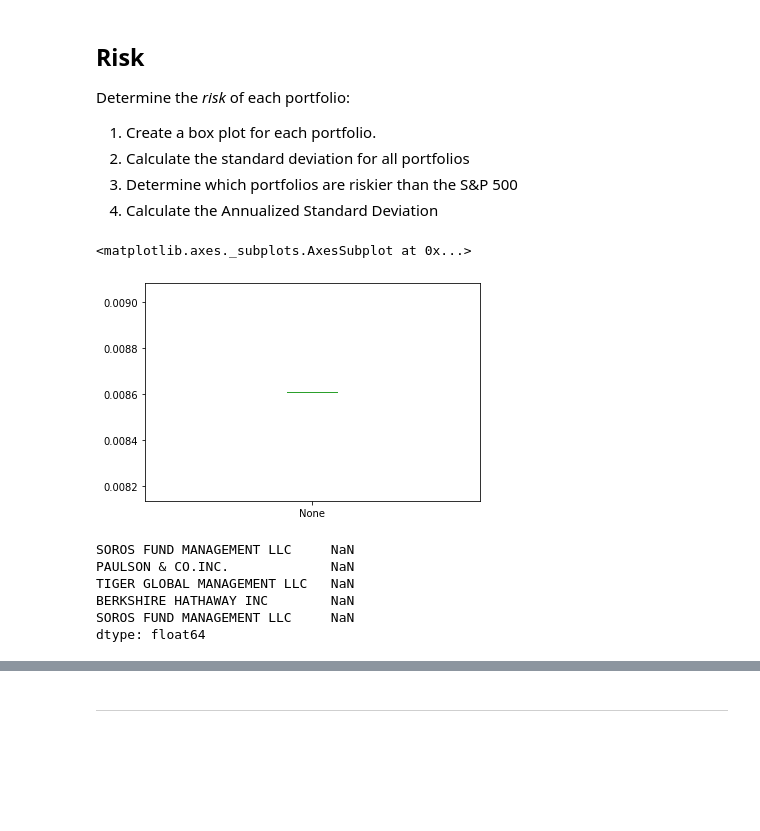
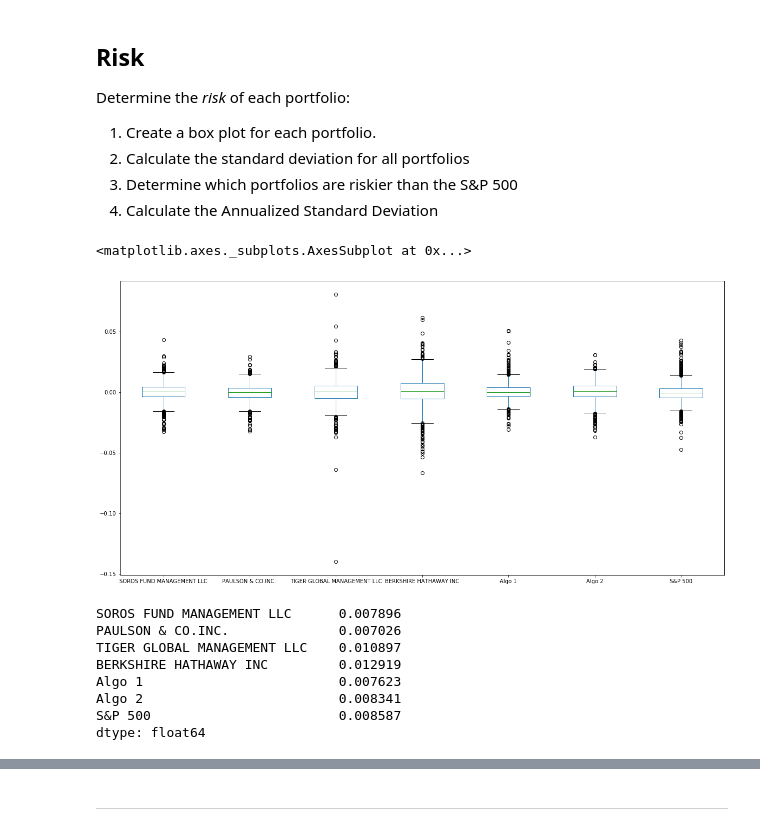
Before and after one commit to gesmith0606/Python-Pandas_Homework, a Jupyter notebook: Python-Pandas_Homework-master/whale_analysis.ipynb, the cells around one changed output, grey strips where cells are left out. Drawn from its saved outputs; the diff is of its cells as text; code cells hidden in the pictures; blank space fills up the shorter version.

```diff
--- a/Python-Pandas_Homework-master/whale_analysis.ipynb
+++ b/Python-Pandas_Homework-master/whale_analysis.ipynb
@@ -81,6 +81,6 @@ Algo 2    0.483481
 dtype: float64
 # %%
 # Drop nulls
-algo_returns_df = whale_returns_df .dropna()
+algo_returns_df = algo_returns_df .dropna()
 algo_returns_df.isnull().sum()
 # %% [output]
@@ -233,21 +228,23 @@ Determine the _risk_ of each portfolio:
 5. Calculate the Annualized Standard Deviation
 # %%
 # Box plot to visually show risk
-daily_std.plot.box()
+concatenate_df.plot.box(figsize=(20,10))
 # %% [output]
 <matplotlib.axes._subplots.AxesSubplot at 0x...>
-[figure, old version]
+[figure, new version]
 # %%
 # Daily Standard Deviations
 # Calculate the standard deviation for each portfolio. Which portfolios are riskier than the S&P 500?
-daily_std = daily_returns.std()
-daily_std.head()
+daily_std = concatenate_df.std()
+daily_std
 # %% [output]
-SOROS FUND MANAGEMENT LLC     NaN
-PAULSON & CO.INC.             NaN
-TIGER GLOBAL MANAGEMENT LLC   NaN
-BERKSHIRE HATHAWAY INC        NaN
-SOROS FUND MANAGEMENT LLC     NaN
+SOROS FUND MANAGEMENT LLC      0.007896
+PAULSON & CO.INC.              0.007026
+TIGER GLOBAL MANAGEMENT LLC    0.010897
+BERKSHIRE HATHAWAY INC         0.012919
+Algo 1                         0.007623
+Algo 2                         0.008341
+S&P 500                        0.008587
 dtype: float64
 # %%
 # Determine which portfolios are riskier than the S&P 500
```
Also changed, not shown: parts of 18 cells of this notebook.
